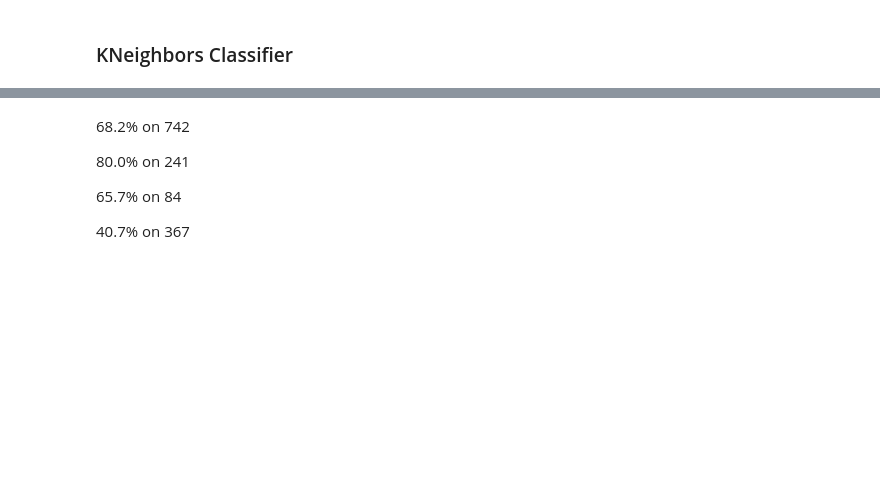
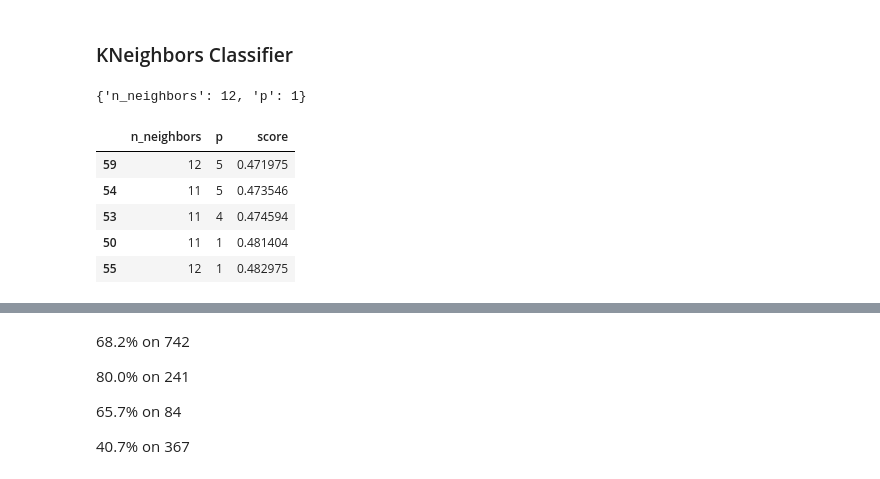
Before and after one commit to we-came-we-SAWS-we-conquered/saws-capstone-project, a Jupyter notebook: cameron_repo/Cameron_notebook.ipynb, the cells around one changed output, grey strips where cells are left out. Cells and saved outputs as stored; diff of their text form; code cells hidden in the pictures; blank space fills up the shorter version.

```diff
--- a/cameron_repo/Cameron_notebook.ipynb
+++ b/cameron_repo/Cameron_notebook.ipynb
@@ -582,17 +1019,26 @@ X_val_scaled = pd.DataFrame(scaler.transform(X_val),
 X_test_scaled = pd.DataFrame(scaler.transform(X_test),
                         columns=X_test.columns, index=X_test.index)
 # %%
-params = {'n_neighbors': range(1,13), 'p': range(1,6),}
-#           'weights': ['uniform', 'distance']}
-model = KNeighborsClassifier()
-grid = GridSearchCV(model, params, cv=4, iid=True)
-grid.fit(X_train_scaled, y_train)
-print(grid.best_params_)
+# params = {'n_neighbors': range(1,13), 'p': range(1,6),}
+# #           'weights': ['uniform', 'distance']}
+# model = KNeighborsClassifier()
+# grid = GridSearchCV(model, params, cv=4, iid=True)
+# grid.fit(X_train_scaled, y_train)
+# print(grid.best_params_)
+# %% [output]
+{'n_neighbors': 12, 'p': 1}
 # %%
-results = grid.cv_results_
-for score, p in zip(results['mean_test_score'], results['params']):
-    p['score'] = score
-pd.DataFrame(results['params']).sort_values('score').tail(5)
+# results = grid.cv_results_
+# for score, p in zip(results['mean_test_score'], results['params']):
+#     p['score'] = score
+# pd.DataFrame(results['params']).sort_values('score').tail(5)
+# %% [output]
+|  | n_neighbors | p | score |
+| 59 | 12 | 5 | 0.471975 |
+| 54 | 11 | 5 | 0.473546 |
+| 53 | 11 | 4 | 0.474594 |
+| 50 | 11 | 1 | 0.481404 |
+| 55 | 12 | 1 | 0.482975 |
 # %%
 knmodel = KNeighborsClassifier(n_neighbors=12, p=1,
                 ).fit(X_train_scaled, y_train)
```
Also changed, not shown: parts of 85 cells of this notebook, 3 other files.
